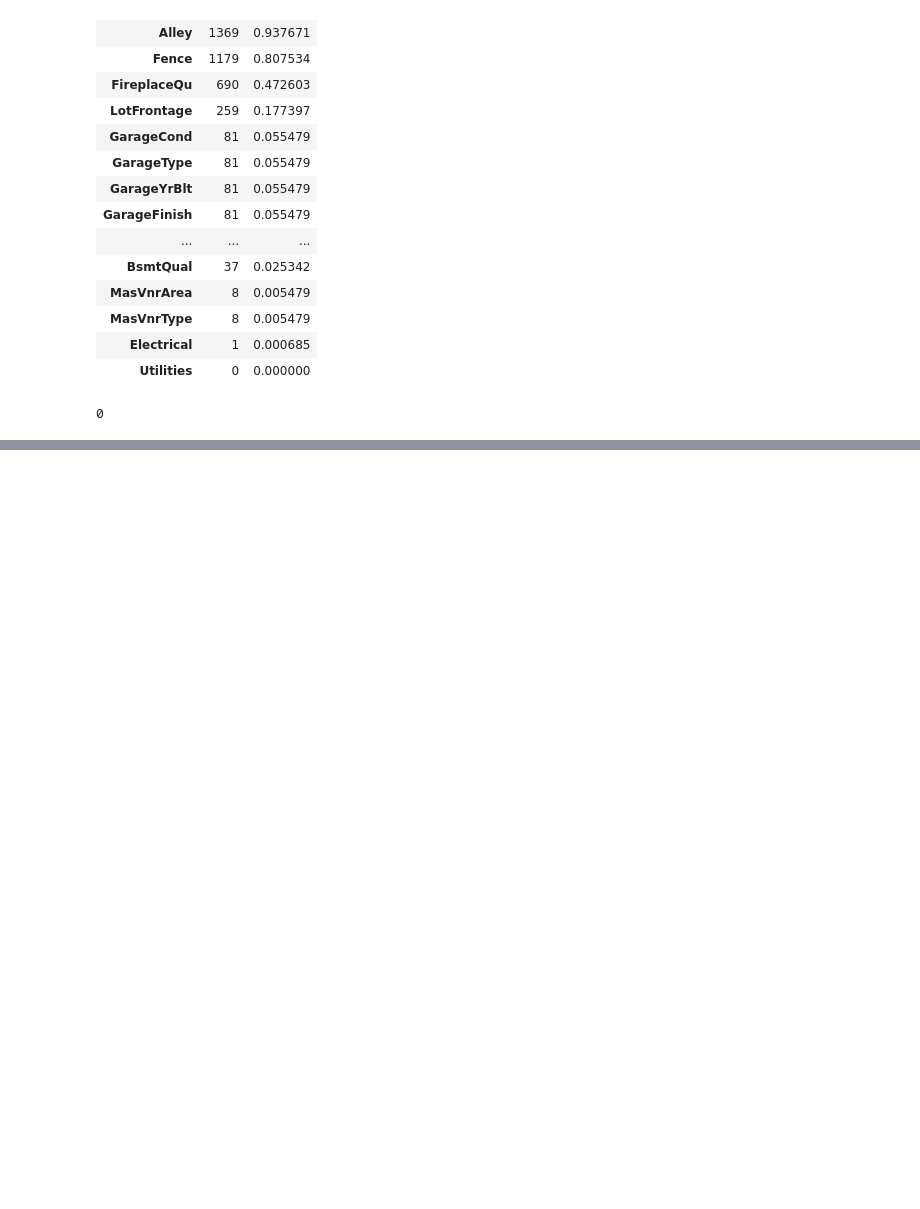
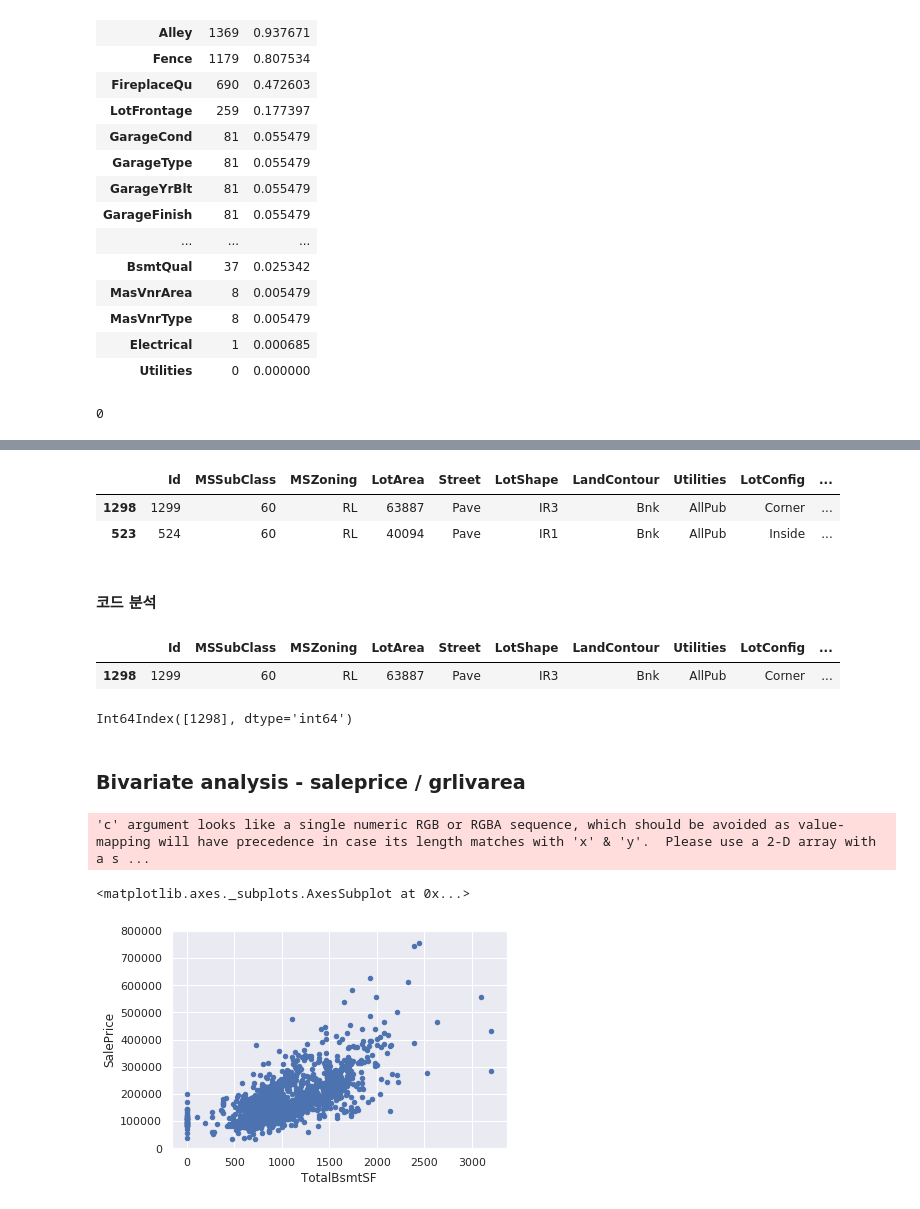
Before and after one commit to 951237/TIL, a Jupyter notebook: TIL_캐글따라하기_comprehensive_data_exploration_with_python_200229.ipynb, the cells around one changed output, grey strips where cells are left out. Saved outputs shown, nothing was run; the diff lists cells and outputs as text; code cells hidden in the pictures; blank space fills up the shorter version.

```diff
--- a/TIL_캐글따라하기_comprehensive_data_exploration_with_python_200229.ipynb
+++ b/TIL_캐글따라하기_comprehensive_data_exploration_with_python_200229.ipynb
@@ -231,0 +308,30 @@ Length: 63, dtype: int64
+# %%
+df_train.sort_values(by = 'GrLivArea', ascending=False)[:2]
+# %% [output]
+|  | Id | MSSubClass | MSZoning | LotArea | Street | LotShape | LandContour | Utilities | LotConfig | ... |
+| 1298 | 1299 | 60 | RL | 63887 | Pave | IR3 | Bnk | AllPub | Corner | ... |
+| 523 | 524 | 60 | RL | 40094 | Pave | IR1 | Bnk | AllPub | Inside | ... |
+# %%
+df_train = df_train.drop(df_train[df_train['Id'] == 1299].index)  # id와 일치하는 값의 인덱스를 찾아서 삭제하기
+df_train = df_train.drop(df_train[df_train['Id'] == 524].index)
+# %% [markdown]
+#### 코드 분석
+# %%
+df_train[df_train['Id'] == 1299]  #일치하는 열을 모두 반환
+# %% [output]
+|  | Id | MSSubClass | MSZoning | LotArea | Street | LotShape | LandContour | Utilities | LotConfig | ... |
+| 1298 | 1299 | 60 | RL | 63887 | Pave | IR3 | Bnk | AllPub | Corner | ... |
+# %%
+df_train[df_train['Id'] == 1299].index  # 일치하는 인덱스값을 반환
+# %% [output]
+Int64Index([1298], dtype='int64')
+# %% [markdown]
+### Bivariate analysis - saleprice / grlivarea
+# %%
+var = 'TotalBsmtSF'
+data = pd.concat([df_train['SalePrice'], df_train[var]], axis =1 )
+data.plot.scatter(x=var, y='SalePrice', ylim = (0, 800000))
+# %% [output]
+'c' argument looks like a single numeric RGB or RGBA sequence, which should be avoided as value-mapping will have precedence in case its length matches with 'x' & 'y'.  Please use a 2-D array with a s ...
+<matplotlib.axes._subplots.AxesSubplot at 0x...>
+[figure, added]
```
Also changed, not shown: parts of 16 cells of this notebook.
